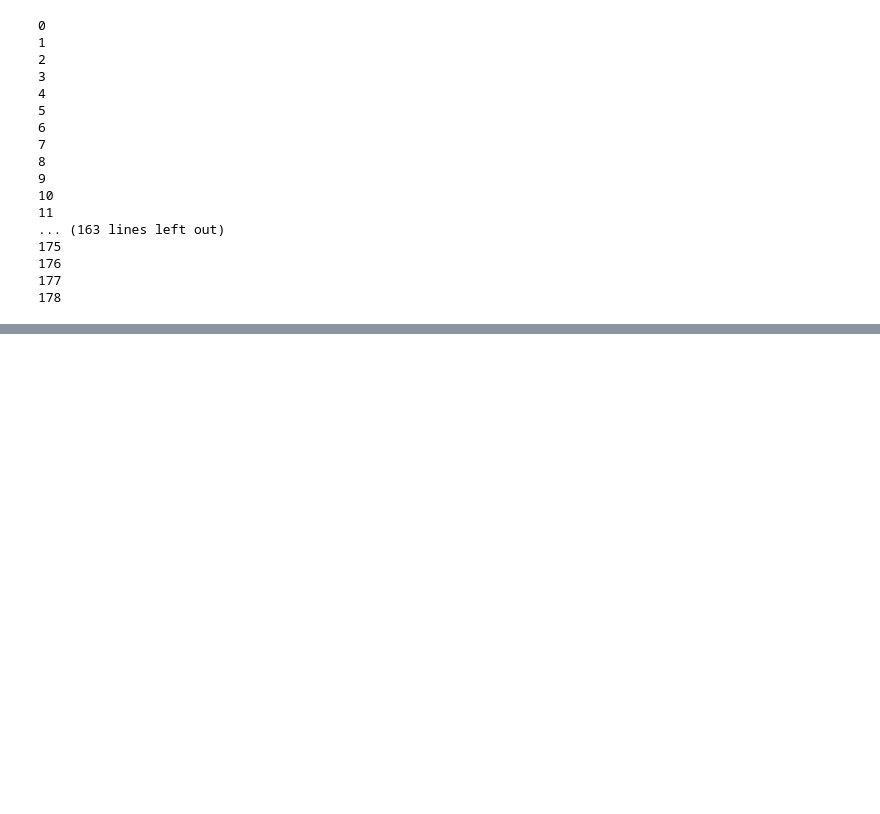
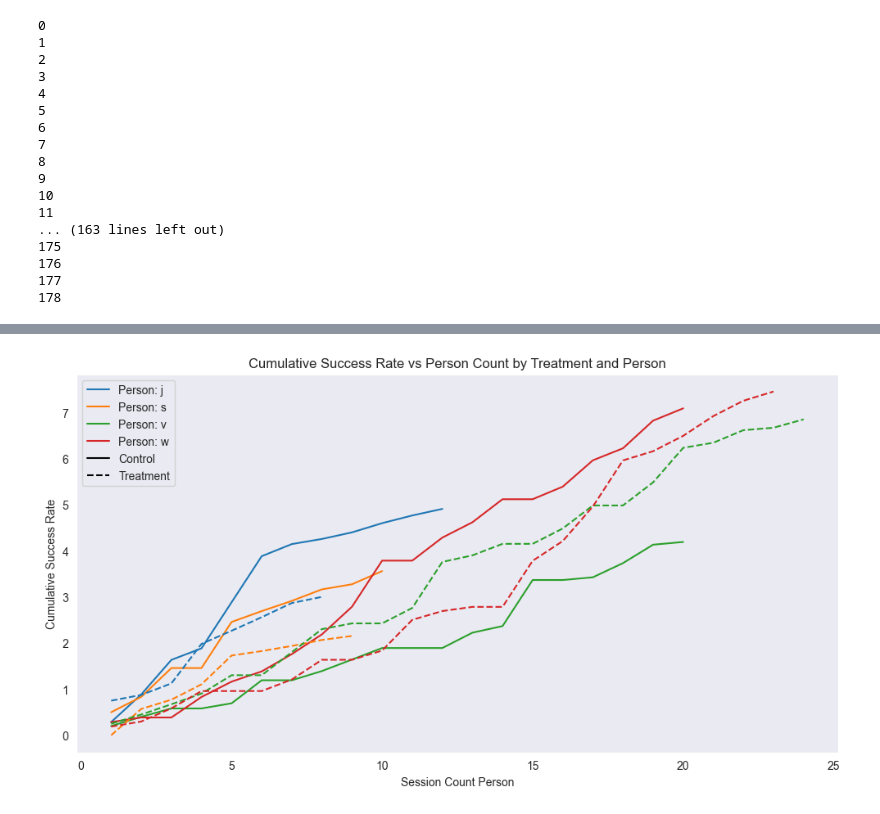
Before and after one commit to julianstrietzel/experiments_power_analysis, a Jupyter notebook: exp_2/data_formation.ipynb, the cells around one changed output, grey strips where cells are left out. Cells and saved outputs as stored; diff of their text form; code cells hidden in the pictures; blank space fills up the shorter version.

```diff
--- a/exp_2/data_formation.ipynb
+++ b/exp_2/data_formation.ipynb
@@ -537,3 +539,5 @@ combined.to_csv("5_sessions_combined.csv")
 176
 177
 178
+# %%
+combined = pd.read_csv("5_sessions_combined.csv")
@@ -539,0 +560,34 @@ combined.to_csv("5_sessions_combined.csv")
+# %%
+# Add a column that counts from 1 upward within each group
+combined['group_count'] = combined.groupby(['team', 'treatment']).cumcount() + 1
+combined['cumulative_group_success_rate'] = combined.groupby(['team', 'treatment'])['success_rate'].cumsum()
+# %%
+combined['person'] = combined['person'].fillna("js")
+combined['person_count'] = combined.groupby(['treatment', 'person']).cumcount() + 1
+combined['cumulative_person_success_rate'] = combined.groupby(['treatment', 'person'])['success_rate'].cumsum()
+# %%
+# Plotting cumulative success rate against person count, grouped by treatment and person
+plt.figure(figsize=(12, 6))
+palette = sns.color_palette("tab10", n_colors=5)
+person_to_id = {"j": 0, "s": 1, "v": 2, "w": 3, "js": 4}
+handles = []
+
+# Iterate over groups and plot
+for (treatment, person), group in combined.groupby(['treatment', 'person']):
+    if person == "js":
+        continue
+    plt.plot(group['person_count'], group['cumulative_person_success_rate'], label=f"Treatment: {treatment}, Person: {person}", color=palette[person_to_id[person]], linestyle='--' if treatment == 1 else '-')
+    if treatment == 0:
+        handles.append(plt.Line2D([0], [0], color=palette[person_to_id[person]], linestyle='-', label=f"Person: {person}"))
+
+handles.append(plt.Line2D([0], [0], color='black', linestyle='-', label="Control"))
+handles.append(plt.Line2D([0], [0], color='black', linestyle='--', label="Treatment"))
+plt.title("Cumulative Success Rate vs Person Count by Treatment and Person")
+plt.xlabel("Session Count Person")
+plt.ylabel("Cumulative Success Rate")
+plt.legend(handles=handles)
+plt.grid()
+# ploit to pdf
+plt.savefig("person_count.pdf")
+# %% [output]
+[figure, added]
```
Also changed, not shown: parts of 4 cells of this notebook, 3 other files.
